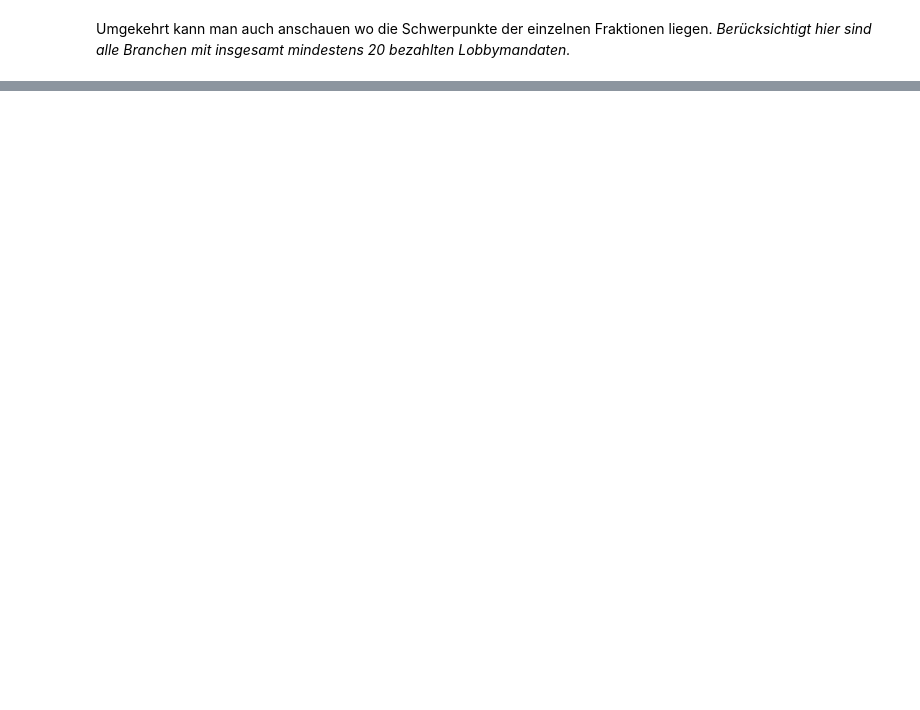
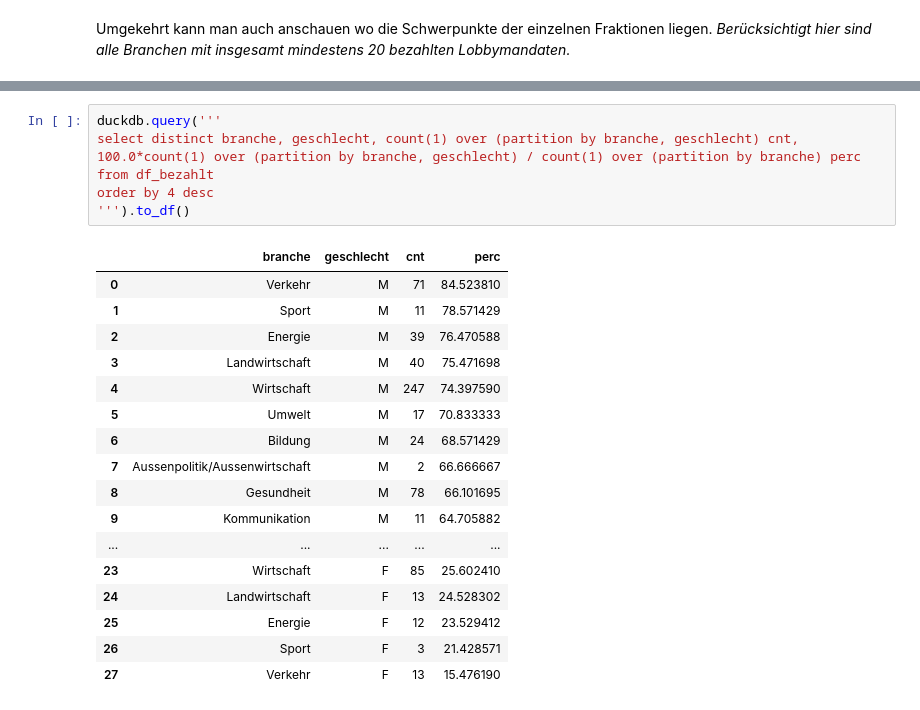
Before and after one commit to knutwannheden/lobbywatch-notebook, a Jupyter notebook: lobbymandate.ipynb, the cells around one changed output, grey strips where cells are left out. Saved outputs shown, nothing was run; the diff lists cells and outputs as text; blank space fills up the shorter version.

```diff
--- a/lobbymandate.ipynb
+++ b/lobbymandate.ipynb
@@ -381,3 +471,27 @@ alt.Chart(source).mark_rect().encode(
 )
 # %% [output]
 [interactive output not drawn]
+# %%
+duckdb.query('''
+select distinct branche, geschlecht, count(1) over (partition by branche, geschlecht) cnt, 100.0*count(1) over (partition by branche, geschlecht) / count(1) over (partition by branche) perc
+from df_bezahlt
+order by 4 desc
+''').to_df()
+# %% [output]
+|  | branche | geschlecht | cnt | perc |
+| 0 | Verkehr | M | 71 | 84.523810 |
+| 1 | Sport | M | 11 | 78.571429 |
+| 2 | Energie | M | 39 | 76.470588 |
+| 3 | Landwirtschaft | M | 40 | 75.471698 |
+| 4 | Wirtschaft | M | 247 | 74.397590 |
+| 5 | Umwelt | M | 17 | 70.833333 |
+| 6 | Bildung | M | 24 | 68.571429 |
+| 7 | Aussenpolitik/Aussenwirtschaft | M | 2 | 66.666667 |
+| 8 | Gesundheit | M | 78 | 66.101695 |
+| 9 | Kommunikation | M | 11 | 64.705882 |
+| ... | ... | ... | ... | ... |
+| 23 | Wirtschaft | F | 85 | 25.602410 |
+| 24 | Landwirtschaft | F | 13 | 24.528302 |
+| 25 | Energie | F | 12 | 23.529412 |
+| 26 | Sport | F | 3 | 21.428571 |
+| 27 | Verkehr | F | 13 | 15.476190 |
```
Also changed, not shown: parts of 25 cells of this notebook.
